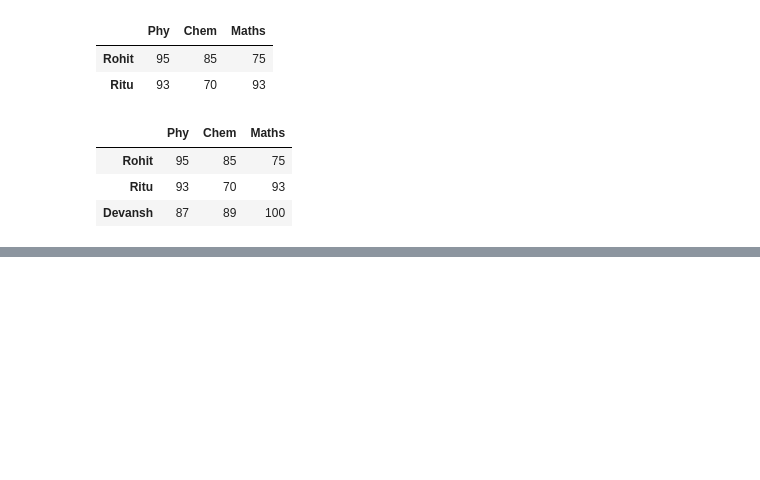
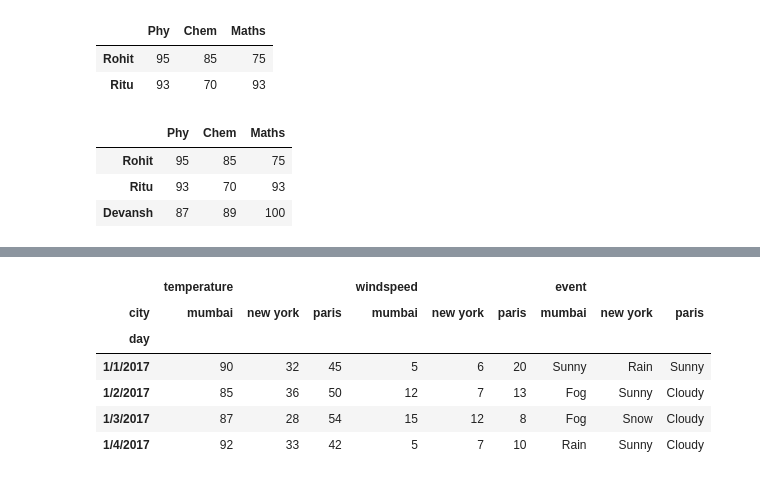
Before and after one commit to ShubhamSinghal12/DS_PP_NOV_LIV_24, a Jupyter notebook: Pandas/PandasBasic.ipynb, the cells around one changed output, grey strips where cells are left out. Saved outputs shown, nothing was run; the diff lists cells and outputs as text; code cells hidden in the pictures; blank space fills up the shorter version.

```diff
--- a/Pandas/PandasBasic.ipynb
+++ b/Pandas/PandasBasic.ipynb
@@ -316,0 +526,10 @@ df[df['Chem']<=90]
+# %%
+df.pivot(index='day',columns=['city'])
+# %% [output]
+|  | temperature |  |  | windspeed |  |  | event |  |  |
+| city | mumbai | new york | paris | mumbai | new york | paris | mumbai | new york | paris |
+| day |  |  |  |  |  |  |  |  |  |
+| 1/1/2017 | 90 | 32 | 45 | 5 | 6 | 20 | Sunny | Rain | Sunny |
+| 1/2/2017 | 85 | 36 | 50 | 12 | 7 | 13 | Fog | Sunny | Cloudy |
+| 1/3/2017 | 87 | 28 | 54 | 15 | 12 | 8 | Fog | Snow | Cloudy |
+| 1/4/2017 | 92 | 33 | 42 | 5 | 7 | 10 | Rain | Sunny | Cloudy |
```
Also changed, not shown: parts of 29 cells of this notebook.
